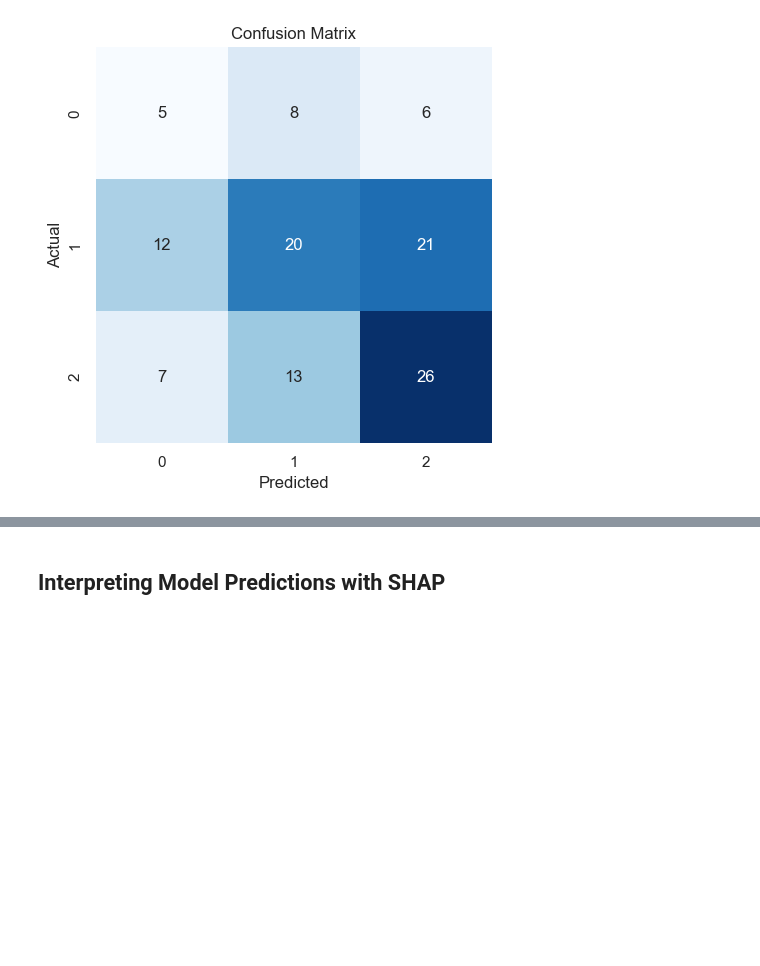
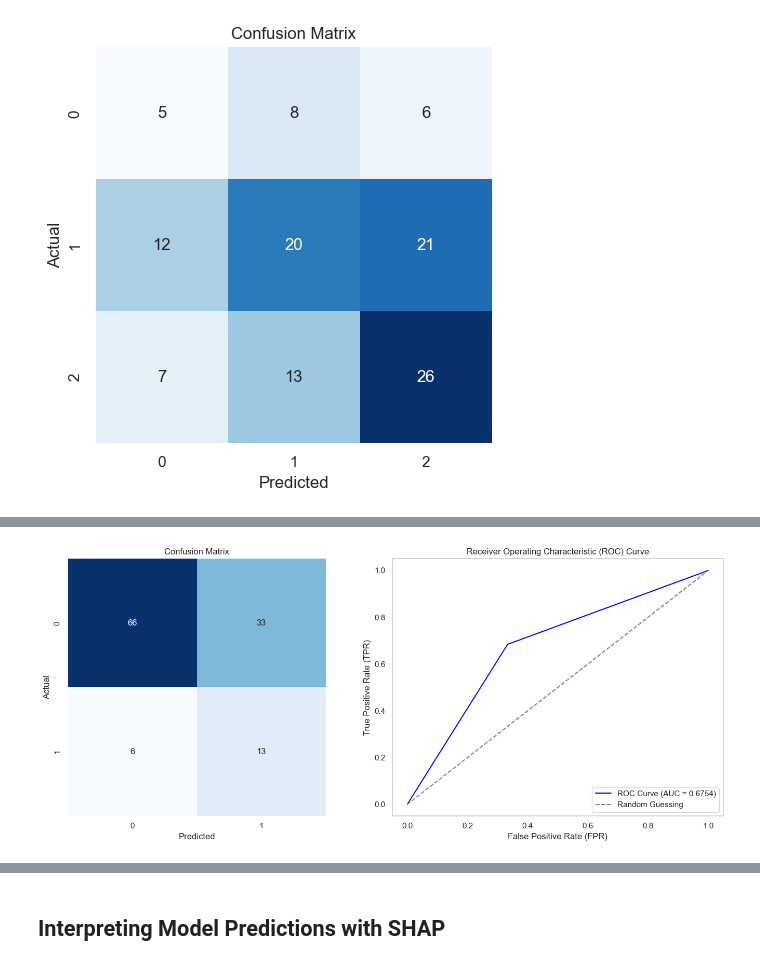
Before and after one commit to ossclaudia/Machine-Learning-2, a Jupyter notebook: projeto.ipynb, the cells around one changed output, grey strips where cells are left out. Cells and saved outputs as stored; diff of their text form; code cells hidden in the pictures; blank space fills up the shorter version.

Commit message:
binary classification

```diff
--- a/projeto.ipynb
+++ b/projeto.ipynb
@@ -1579,6 +1579,8 @@ def evaluation2(y, y_pred):
     plt.tight_layout()
     plt.show()
 # %%
+final_dataset3 = final_dataset2.copy()
+
 final_dataset2['LOS_category'] = pd.cut(final_dataset2['LOS'], bins=[-1,2,6,100], labels=['short', 'medium', 'long'])
 
 print(final_dataset2.columns)
@@ -1742,0 +1792,79 @@ weighted avg       0.44      0.43      0.43       118
+# %%
+X = final_dataset3.drop(columns=['LOS_category'])
+y = final_dataset3['LOS_category']
+
+X_train, X_test, y_train, y_test = train_test_split(
+    X, y,
+    test_size=0.2,
+    stratify=y,
+    random_state=42
+)
+
+scaler = StandardScaler()
+X_train_scaled = scaler.fit_transform(X_train)
+X_test_scaled = scaler.transform(X_test)
+
+smote = SMOTE(random_state=42)
+X_train_scaled, y_train = smote.fit_resample(X_train_scaled, y_train)
+# %%
+kf = KFold(n_splits=5, shuffle=True, random_state=42)
+f1_label_1 = make_scorer(f1_score, pos_label=1, average="binary")
+
+param_grids = {
+
+    'Decision Tree Classifier': ({
+        'max_depth': [None, 5, 10, 20],
+        'min_samples_split': [2, 5, 10],
+        'min_samples_leaf': [1, 2, 4]
+    }, DecisionTreeClassifier(random_state=42)),
+
+    'Random Forest Classifier': ({
+        'n_estimators': [50, 100, 200],
+        'max_depth': [None, 10, 20],
+        'min_samples_split': [2, 5],
+        'min_samples_leaf': [1, 2]
+    }, RandomForestClassifier(class_weight='balanced', random_state=42)),
+
+    'KNN Classifier': ({
+        'n_neighbors': range(1, 11),
+        'weights': ['uniform', 'distance'],
+        'p': [1, 2]
+    }, KNeighborsClassifier()),
+
+    'SVM (Support Vector Classification)': ({
+        'C': [0.1, 1, 10],
+        'kernel': ['linear', 'rbf']
+    }, SVC(random_state=42)),
+
+    'XGBoost Classifier': ({
+        'n_estimators': [100, 200],
+        'max_depth': [3, 5, 7],
+        'learning_rate': [0.01, 0.1],
+        'subsample': [0.8, 1.0]
+    }, XGBClassifier(random_state=42)),
+}
+
+for name, (param_grid, model) in param_grids.items():
+    print(f"--- {name} ---")
+    grid_search = GridSearchCV(
+        estimator=model,
+        param_grid=param_grid,
+        scoring=f1_label_1,
+        cv=kf,
+        n_jobs=-1
+    )
+    """
+    if name in ['SVR (Support Vector Regression)', 'KNN Regressor']:
+        grid_search.fit(X_train_scaled, y_train)
+    else:
+        grid_search.fit(X_train_scaled, y_train, sample_weight=sample_weight)
+    """
+    grid_search.fit(X_train_scaled, y_train)
+
+    print("Best params:", grid_search.best_params_)
+
+    y_pred = grid_search.best_estimator_.predict(X_test_scaled)
+    evaluation3(y_test, y_pred)
+
+    print("\n")
+# %% [output]
@@ -1742,0 +1882 @@ weighted avg       0.44      0.43      0.43       118
+[figure, added]
```
Also changed, not shown: parts of 15 cells of this notebook.
